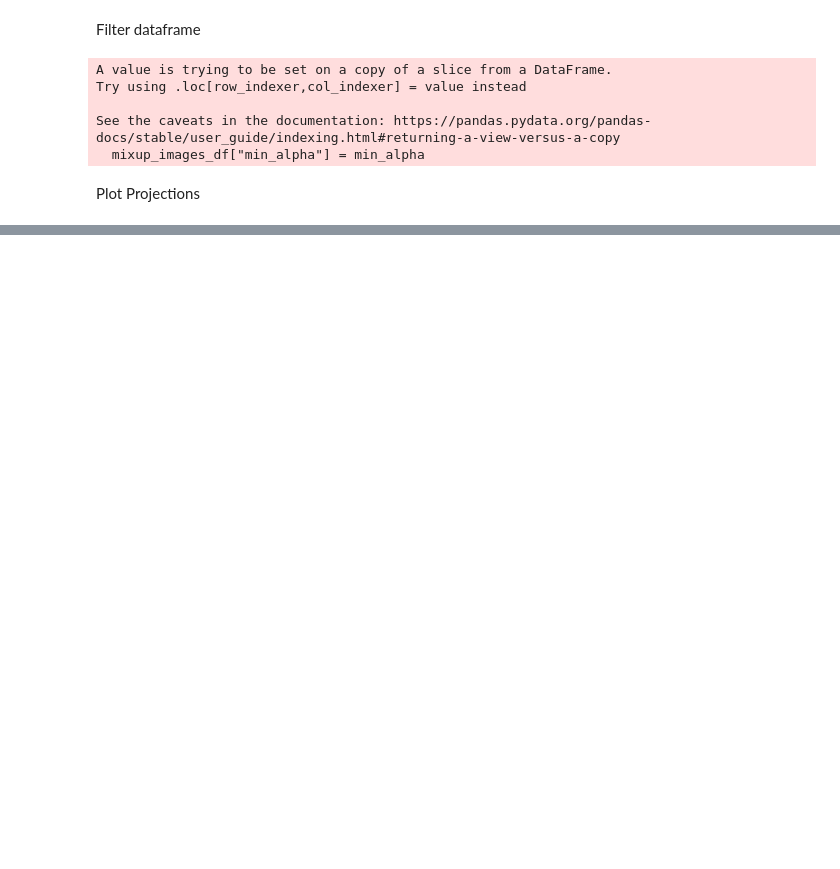
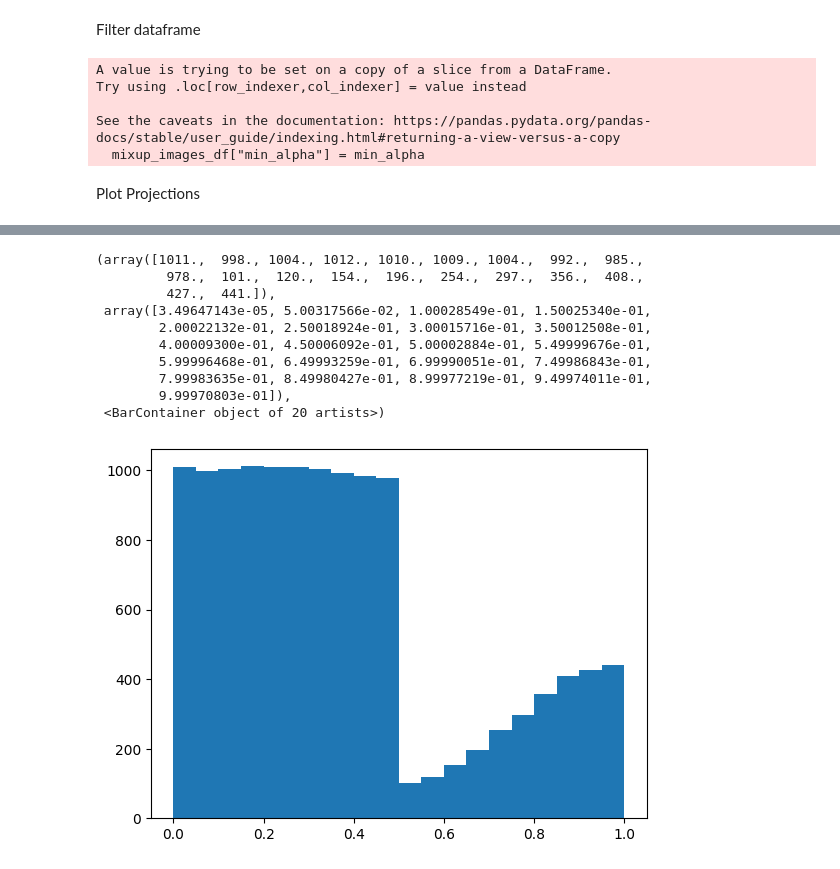
Before and after one commit to willpoulett/dimension_reduction_investigation, a Jupyter notebook: dim_reduction.ipynb, the cells around one changed output, grey strips where cells are left out. Cells and saved outputs as stored; diff of their text form; code cells hidden in the pictures; blank space fills up the shorter version.

```diff
--- a/dim_reduction.ipynb
+++ b/dim_reduction.ipynb
@@ -351,0 +249,14 @@ SyntaxError: incomplete input (1485897217.py, line 2)
+# %%
+plt.hist(mixup_errors["alpha_class_1"],20,)
+# %% [output]
+(array([1011.,  998., 1004., 1012., 1010., 1009., 1004.,  992.,  985.,
+         978.,  101.,  120.,  154.,  196.,  254.,  297.,  356.,  408.,
+         427.,  441.]),
+ array([3.49647143e-05, 5.00317566e-02, 1.00028549e-01, 1.50025340e-01,
+        2.00022132e-01, 2.50018924e-01, 3.00015716e-01, 3.50012508e-01,
+        4.00009300e-01, 4.50006092e-01, 5.00002884e-01, 5.49999676e-01,
+        5.99996468e-01, 6.49993259e-01, 6.99990051e-01, 7.49986843e-01,
+        7.99983635e-01, 8.49980427e-01, 8.99977219e-01, 9.49974011e-01,
+        9.99970803e-01]),
+ <BarContainer object of 20 artists>)
+[figure, added]
```
Also changed, not shown: parts of 39 cells of this notebook, 2 other files.
